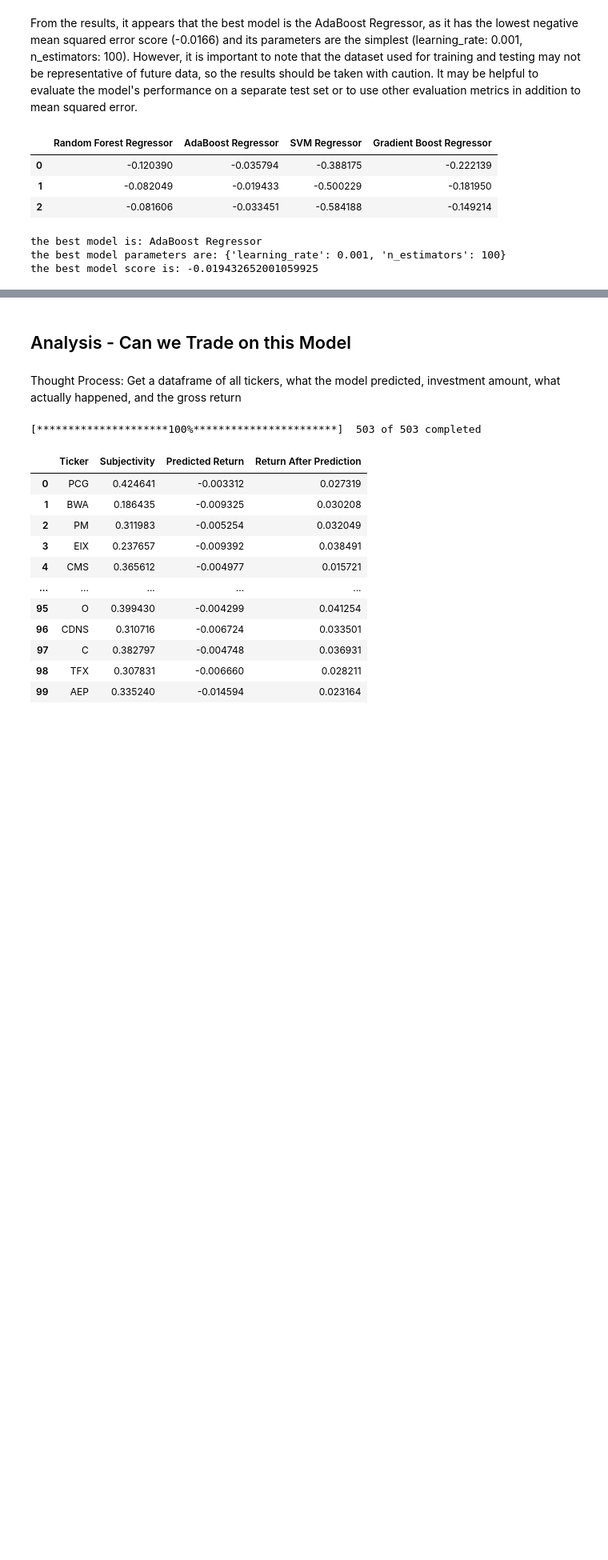
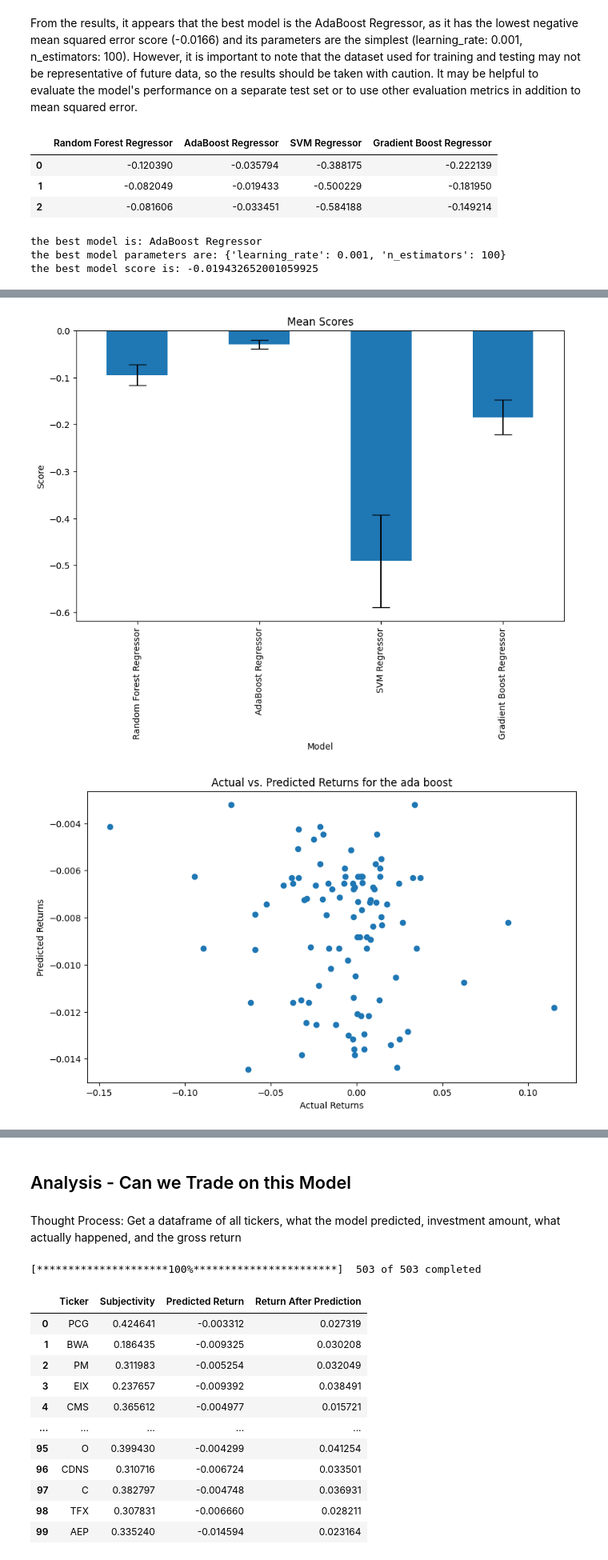
Before and after one commit to VedanshiShah7/Machine-Learning-In-Finance, a Jupyter notebook: Project 4/mini_project_4_test_mlf.ipynb, the cells around one changed output, grey strips where cells are left out. Shown at 80% size. Cells and saved outputs as stored; diff of their text form; code cells hidden in the pictures; blank space fills up the shorter version.

```diff
--- a/Project 4/mini_project_4_test_mlf.ipynb
+++ b/Project 4/mini_project_4_test_mlf.ipynb
@@ -406,0 +419,18 @@ y_pred = best_model.predict(X_test)
+# %%
+# mean, std dev and max scores plot
+model_score_df.mean().plot(kind='bar', figsize=(10, 6), yerr=model_score_df.std(), capsize=10)
+plt.title('Mean Scores')
+plt.xlabel('Model')
+plt.ylabel('Score')
+plt.show()
+
+# Plot actual vs. predicted returns
+plt.figure(figsize=(10, 6))
+plt.scatter(y_test, y_pred)
+plt.xlabel("Actual Returns")
+plt.ylabel("Predicted Returns")
+plt.title("Actual vs. Predicted Returns for the ada boost")
+plt.show()
+# %% [output]
+[figure, added]
+[figure, added]
```
Also changed, not shown: parts of 8 cells of this notebook.
